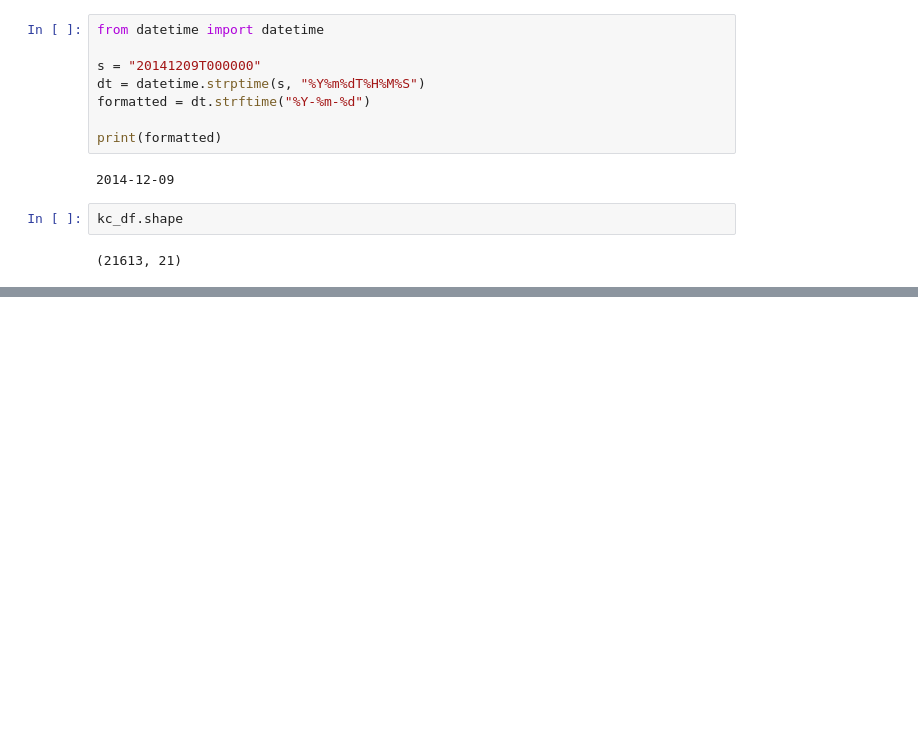
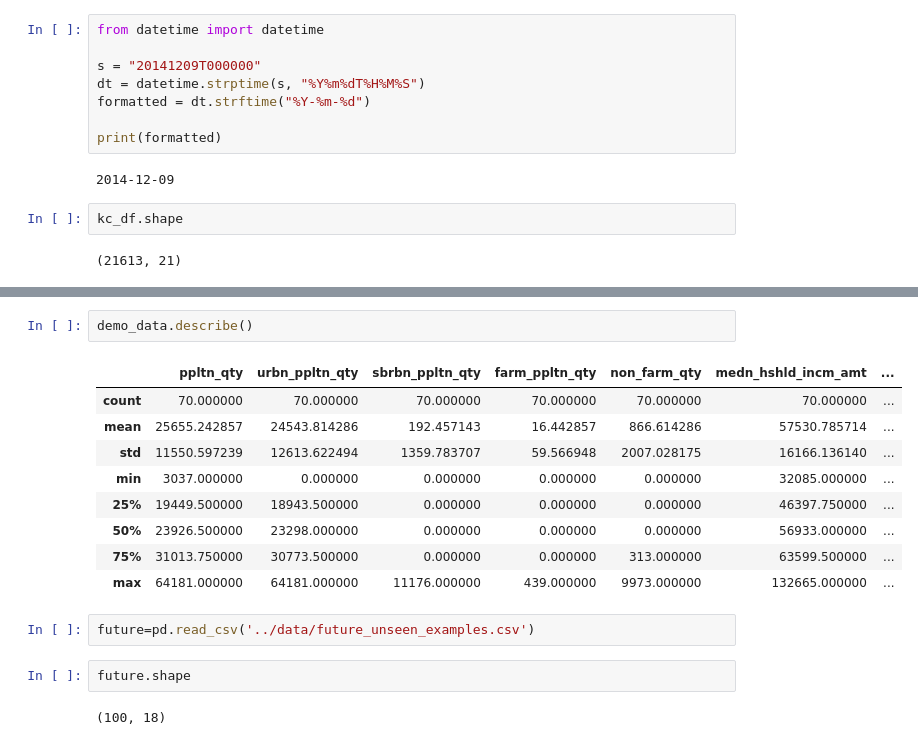
Before and after one commit to Victor-cb/phdata_int, a Jupyter notebook: notebooks/00_vcb_data_exploration.ipynb, the cells around one changed output, grey strips where cells are left out. Drawn from its saved outputs; the diff is of its cells as text; blank space fills up the shorter version.

```diff
--- a/notebooks/00_vcb_data_exploration.ipynb
+++ b/notebooks/00_vcb_data_exploration.ipynb
@@ -49,0 +122,18 @@ kc_df.shape
+# %%
+demo_data.describe()
+# %% [output]
+|  | ppltn_qty | urbn_ppltn_qty | sbrbn_ppltn_qty | farm_ppltn_qty | non_farm_qty | medn_hshld_incm_amt | ... |
+| count | 70.000000 | 70.000000 | 70.000000 | 70.000000 | 70.000000 | 70.000000 | ... |
+| mean | 25655.242857 | 24543.814286 | 192.457143 | 16.442857 | 866.614286 | 57530.785714 | ... |
+| std | 11550.597239 | 12613.622494 | 1359.783707 | 59.566948 | 2007.028175 | 16166.136140 | ... |
+| min | 3037.000000 | 0.000000 | 0.000000 | 0.000000 | 0.000000 | 32085.000000 | ... |
+| 25% | 19449.500000 | 18943.500000 | 0.000000 | 0.000000 | 0.000000 | 46397.750000 | ... |
+| 50% | 23926.500000 | 23298.000000 | 0.000000 | 0.000000 | 0.000000 | 56933.000000 | ... |
+| 75% | 31013.750000 | 30773.500000 | 0.000000 | 0.000000 | 313.000000 | 63599.500000 | ... |
+| max | 64181.000000 | 64181.000000 | 11176.000000 | 439.000000 | 9973.000000 | 132665.000000 | ... |
+# %%
+future=pd.read_csv('../data/future_unseen_examples.csv')
+# %%
+future.shape
+# %% [output]
+(100, 18)
```
Also changed, not shown: parts of 11 cells of this notebook.
